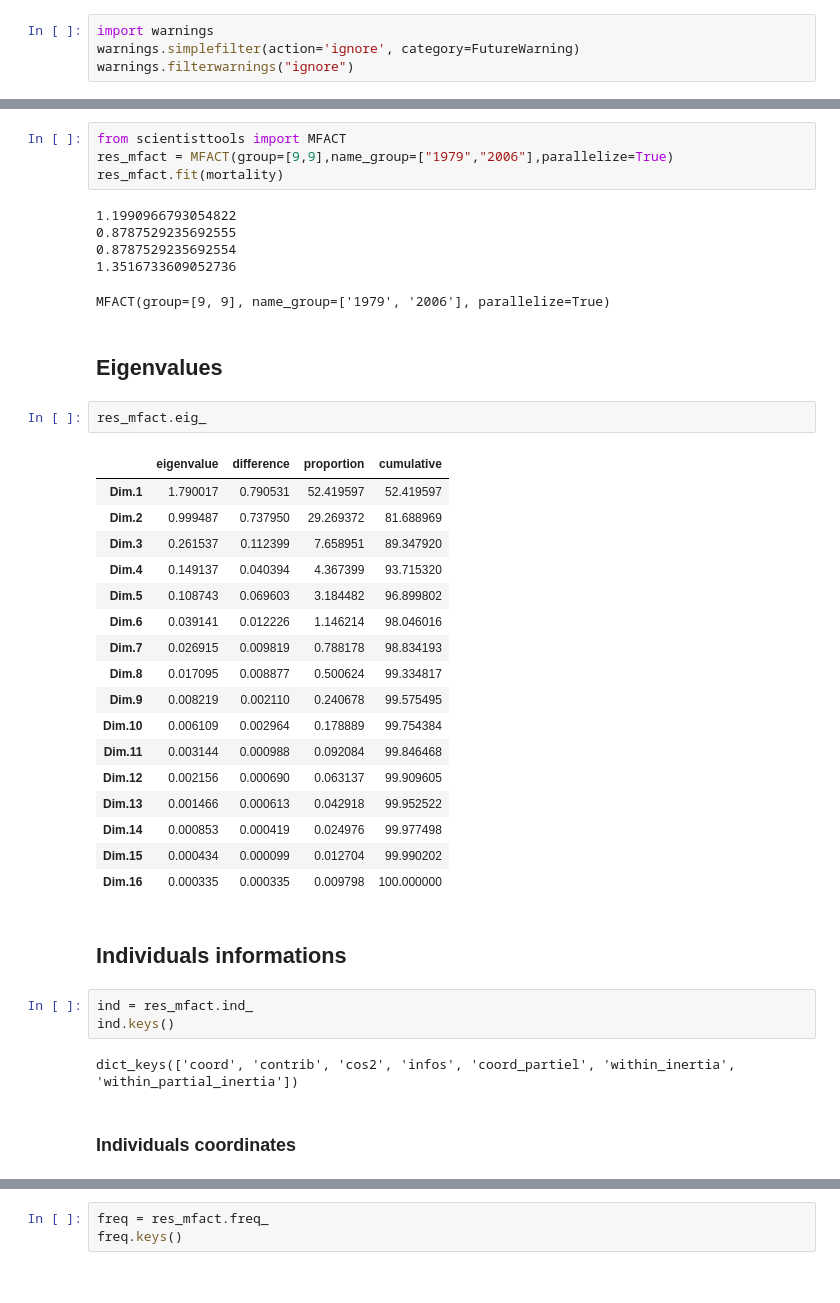
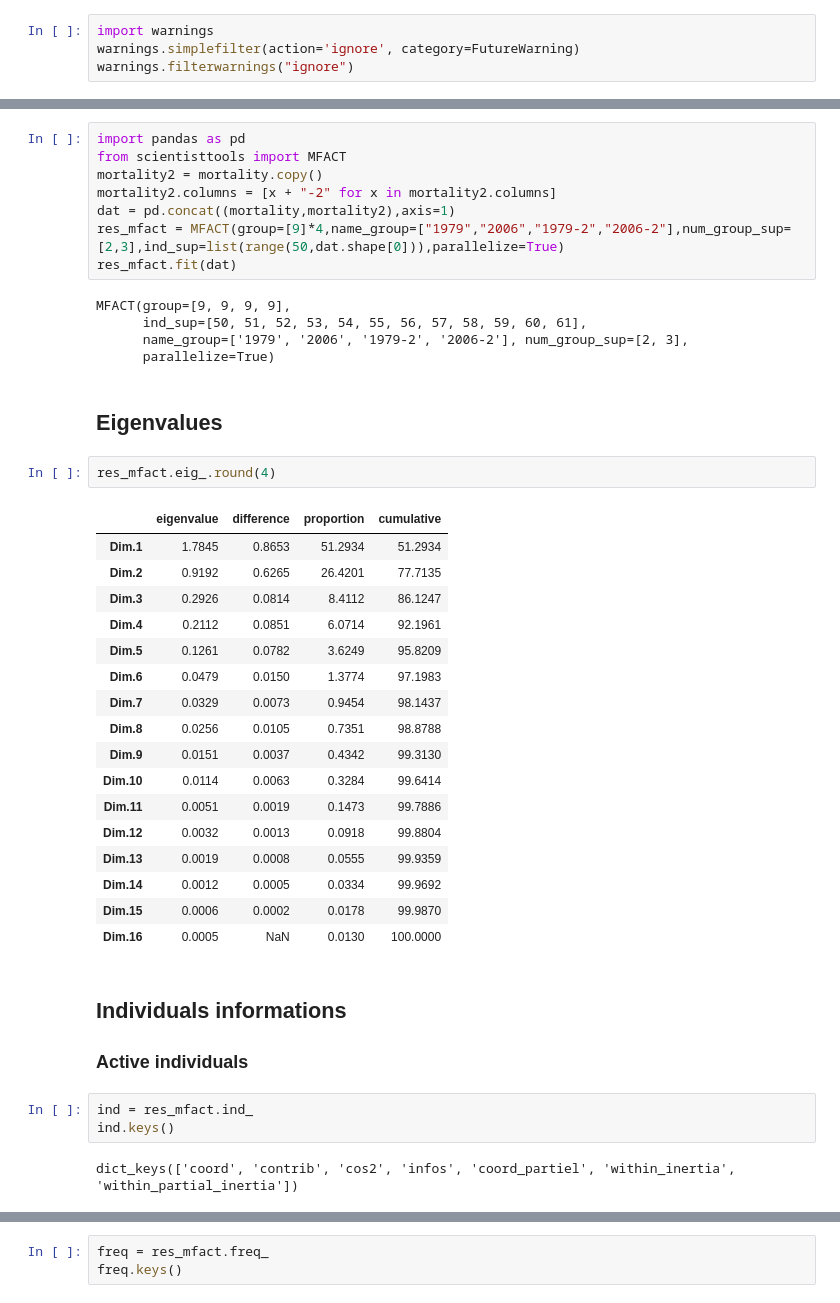
Before and after one commit to enfantbenidedieu/scientisttools, a Jupyter notebook: mfact_mortality.ipynb, the cells around one changed output, grey strips where cells are left out. Drawn from its saved outputs; the diff is of its cells as text.

```diff
--- a/mfact_mortality.ipynb
+++ b/mfact_mortality.ipynb
@@ -40,42 +29,45 @@ memory usage: 4.8+ KB
-# %%
-from scientisttools import MFACT
-res_mfact = MFACT(group=[9,9],name_group=["1979","2006"],parallelize=True)
-res_mfact.fit(mortality)
-# %% [output]
-1.1990966793054822
-0.8787529235692555
-0.8787529235692554
-1.3516733609052736
-MFACT(group=[9, 9], name_group=['1979', '2006'], parallelize=True)
+# %%
+import pandas as pd
+from scientisttools import MFACT
+mortality2 = mortality.copy()
+mortality2.columns = [x + "-2" for x in mortality2.columns]
+dat = pd.concat((mortality,mortality2),axis=1)
+res_mfact = MFACT(group=[9]*4,name_group=["1979","2006","1979-2","2006-2"],num_group_sup=[2,3],ind_sup=list(range(50,dat.shape[0])),parallelize=True)
+res_mfact.fit(dat)
+# %% [output]
+MFACT(group=[9, 9, 9, 9],
+      ind_sup=[50, 51, 52, 53, 54, 55, 56, 57, 58, 59, 60, 61],
+      name_group=['1979', '2006', '1979-2', '2006-2'], num_group_sup=[2, 3],
+      parallelize=True)
 # %% [markdown]
 ## Eigenvalues
 # %%
-res_mfact.eig_
+res_mfact.eig_.round(4)
 # %% [output]
 |  | eigenvalue | difference | proportion | cumulative |
-| Dim.1 | 1.790017 | 0.790531 | 52.419597 | 52.419597 |
-| Dim.2 | 0.999487 | 0.737950 | 29.269372 | 81.688969 |
-| Dim.3 | 0.261537 | 0.112399 | 7.658951 | 89.347920 |
-| Dim.4 | 0.149137 | 0.040394 | 4.367399 | 93.715320 |
-| Dim.5 | 0.108743 | 0.069603 | 3.184482 | 96.899802 |
-| Dim.6 | 0.039141 | 0.012226 | 1.146214 | 98.046016 |
-| Dim.7 | 0.026915 | 0.009819 | 0.788178 | 98.834193 |
-| Dim.8 | 0.017095 | 0.008877 | 0.500624 | 99.334817 |
-| Dim.9 | 0.008219 | 0.002110 | 0.240678 | 99.575495 |
-| Dim.10 | 0.006109 | 0.002964 | 0.178889 | 99.754384 |
-| Dim.11 | 0.003144 | 0.000988 | 0.092084 | 99.846468 |
-| Dim.12 | 0.002156 | 0.000690 | 0.063137 | 99.909605 |
-| Dim.13 | 0.001466 | 0.000613 | 0.042918 | 99.952522 |
-| Dim.14 | 0.000853 | 0.000419 | 0.024976 | 99.977498 |
-| Dim.15 | 0.000434 | 0.000099 | 0.012704 | 99.990202 |
-| Dim.16 | 0.000335 | 0.000335 | 0.009798 | 100.000000 |
+| Dim.1 | 1.7845 | 0.8653 | 51.2934 | 51.2934 |
+| Dim.2 | 0.9192 | 0.6265 | 26.4201 | 77.7135 |
+| Dim.3 | 0.2926 | 0.0814 | 8.4112 | 86.1247 |
+| Dim.4 | 0.2112 | 0.0851 | 6.0714 | 92.1961 |
+| Dim.5 | 0.1261 | 0.0782 | 3.6249 | 95.8209 |
+| Dim.6 | 0.0479 | 0.0150 | 1.3774 | 97.1983 |
+| Dim.7 | 0.0329 | 0.0073 | 0.9454 | 98.1437 |
+| Dim.8 | 0.0256 | 0.0105 | 0.7351 | 98.8788 |
+| Dim.9 | 0.0151 | 0.0037 | 0.4342 | 99.3130 |
+| Dim.10 | 0.0114 | 0.0063 | 0.3284 | 99.6414 |
+| Dim.11 | 0.0051 | 0.0019 | 0.1473 | 99.7886 |
+| Dim.12 | 0.0032 | 0.0013 | 0.0918 | 99.8804 |
+| Dim.13 | 0.0019 | 0.0008 | 0.0555 | 99.9359 |
+| Dim.14 | 0.0012 | 0.0005 | 0.0334 | 99.9692 |
+| Dim.15 | 0.0006 | 0.0002 | 0.0178 | 99.9870 |
+| Dim.16 | 0.0005 | NaN | 0.0130 | 100.0000 |
 # %% [markdown]
 ## Individuals informations
+
+### Active individuals
 # %%
 ind = res_mfact.ind_
 ind.keys()
 # %% [output]
 dict_keys(['coord', 'contrib', 'cos2', 'infos', 'coord_partiel', 'within_inertia', 'within_partial_inertia'])
-# %% [markdown]
-### Individuals coordinates
 # %%
```
Also changed, not shown: parts of 58 cells of this notebook, 37 other files.
